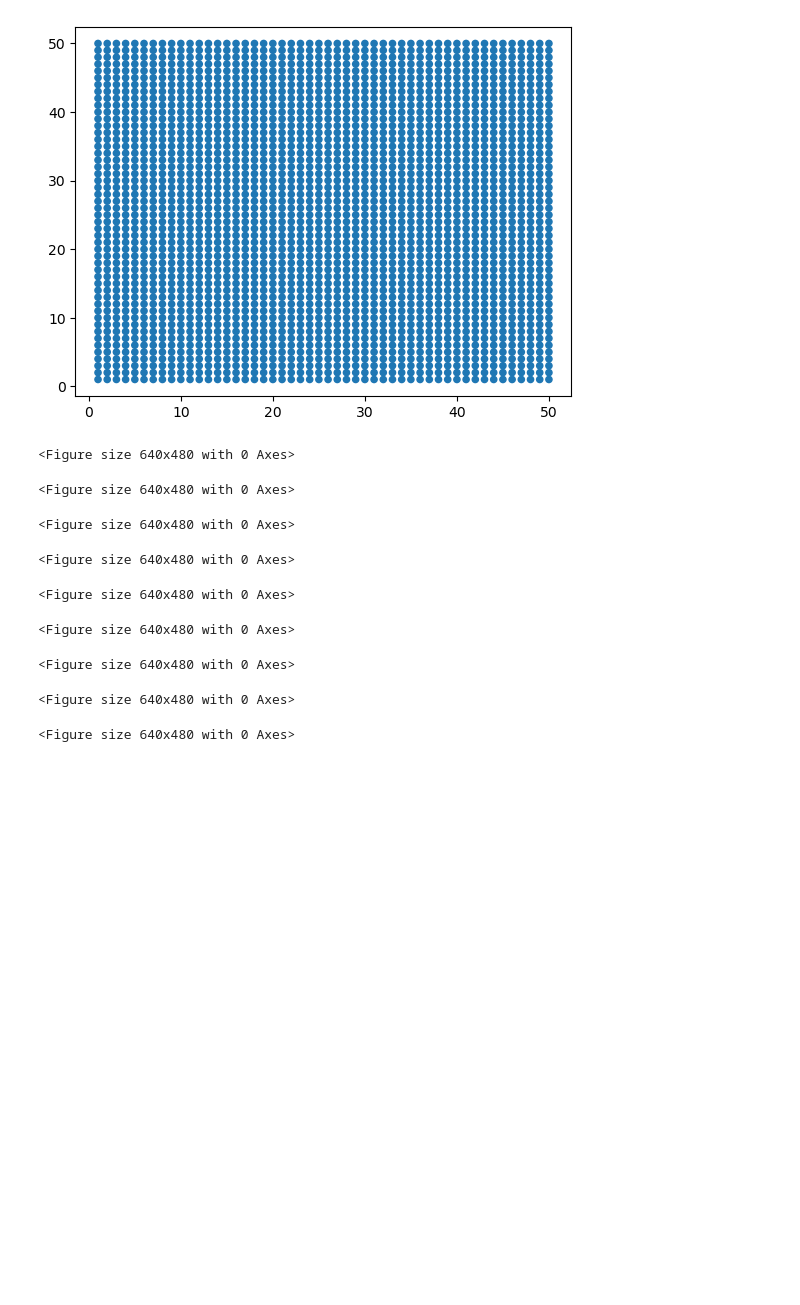
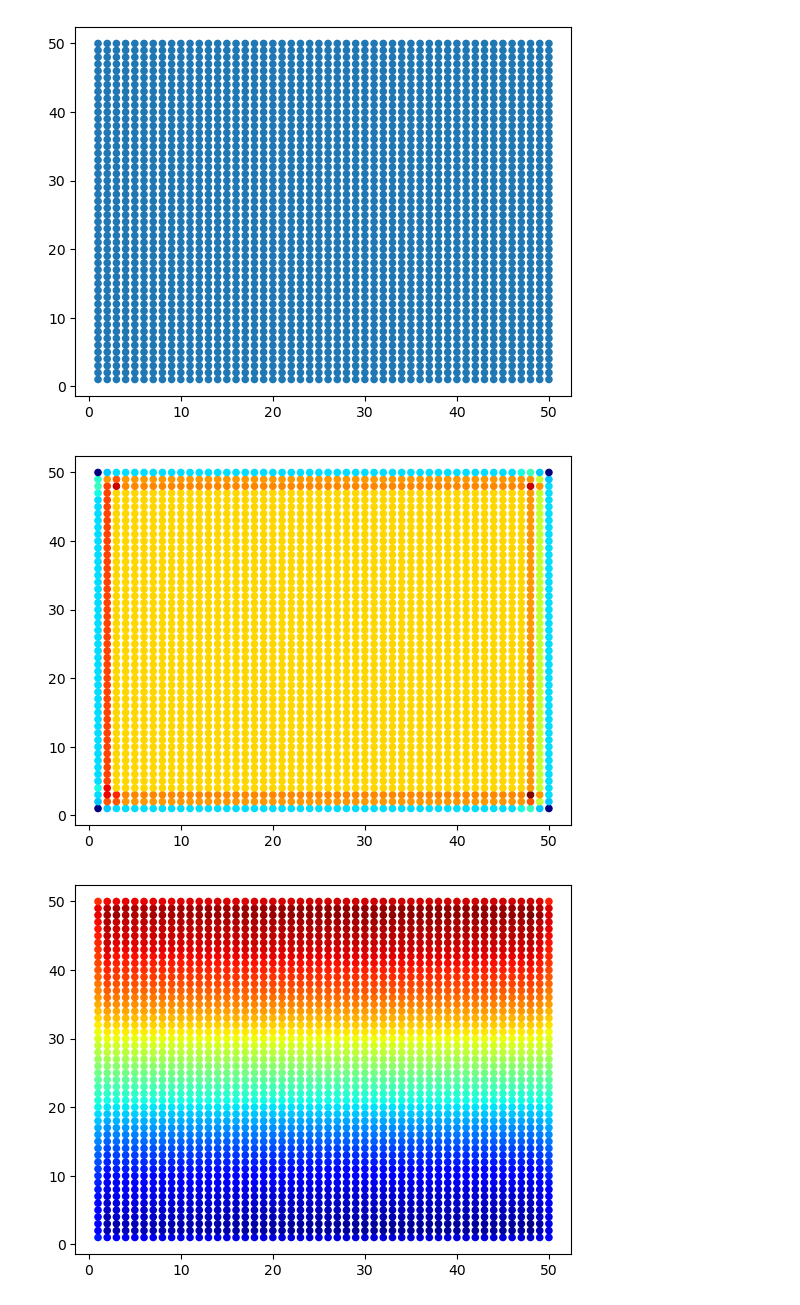
Before and after one commit to bcjr1997/CS5284_2024, a Jupyter notebook: codes/02_Graph_Science/code02_exercise.ipynb, the cells around one changed output. Cells and saved outputs as stored; diff of their text form; code cells hidden in the pictures; blank space fills up the shorter version.

```diff
--- a/codes/02_Graph_Science/code02_exercise.ipynb
+++ b/codes/02_Graph_Science/code02_exercise.ipynb
@@ -110,23 +112,16 @@ plt.show()
 # %%
 # Compute graph Laplacian
 L = graph_laplacian(W)
 
 # Compute modes of variations of graph system = Fourier functions
 lamb, U = scipy.sparse.linalg.eigsh(L, k=9, which='SM')
 
 # Plot mode of variations
 for i in range(1,10):
     plt.figure(str(20+i))
     # YOUR CODE HERE
-    plt.scatter(X[:,0], X[:,1], c=U[:, i - 1] s=size_vertex_plot*np.ones(X.shape[0]), color=pyplot.jet())
+    plt.scatter(X[:,0], X[:,1], c=U[:, i - 1], s=size_vertex_plot*np.ones(X.shape[0]), color=pyplot.jet())
     plt.show()
 # %% [output]
-<Figure size 640x480 with 0 Axes>
-<Figure size 640x480 with 0 Axes>
-<Figure size 640x480 with 0 Axes>
-<Figure size 640x480 with 0 Axes>
-<Figure size 640x480 with 0 Axes>
-<Figure size 640x480 with 0 Axes>
-<Figure size 640x480 with 0 Axes>
-<Figure size 640x480 with 0 Axes>
-<Figure size 640x480 with 0 Axes>
+[figure, added]
+[figure, added]
```
Also changed, not shown: parts of 2 cells of this notebook, 9 other files.
